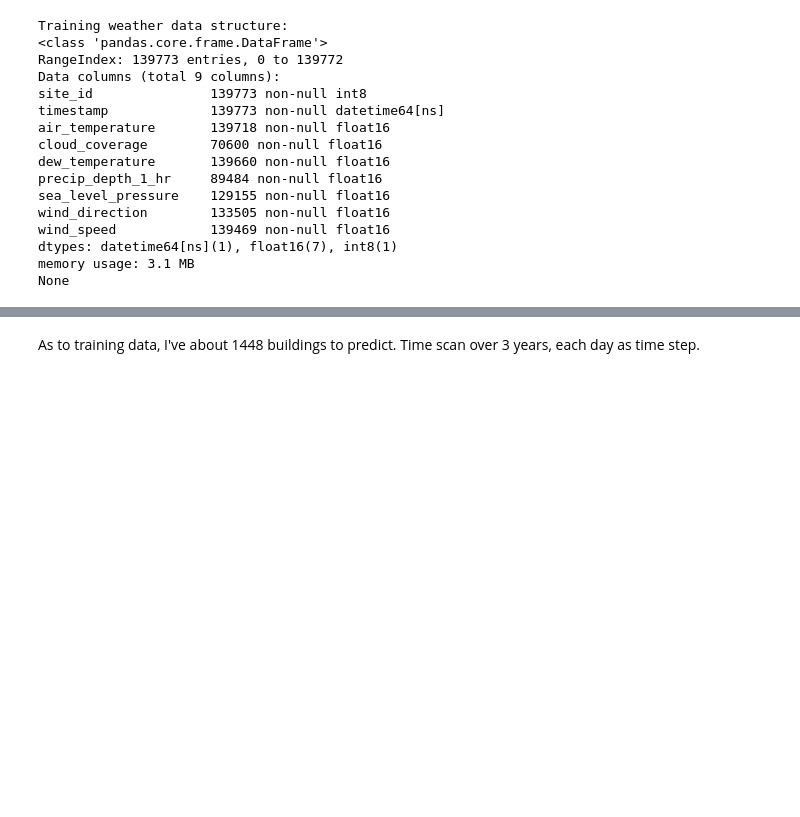
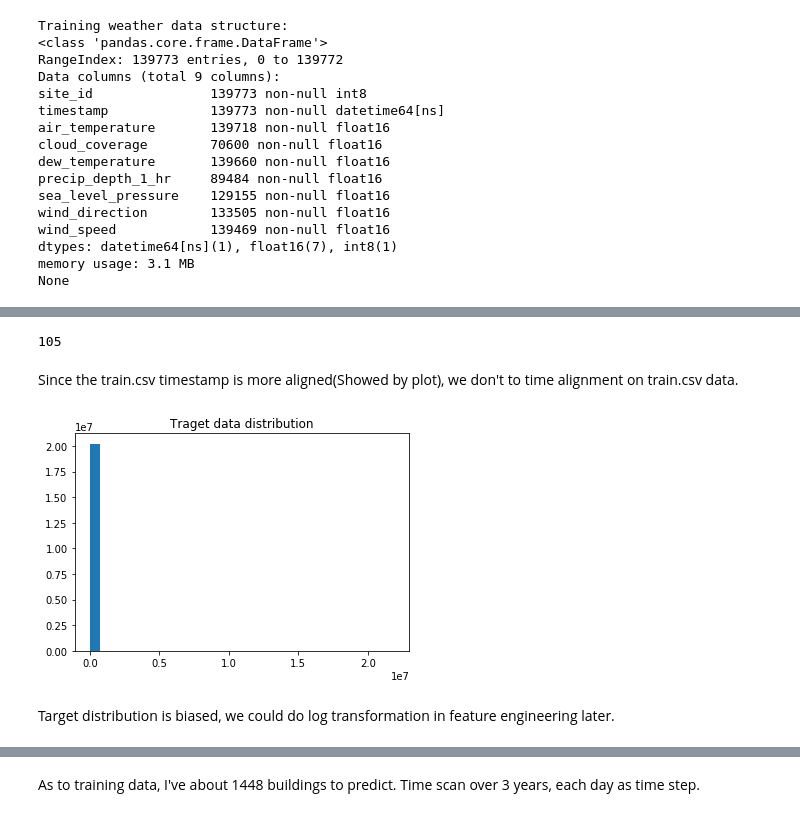
Before and after one commit to laurence-lin/Kaggle_competition, a Jupyter notebook: Ashrae_predict_EDA.ipynb, the cells around one changed output, grey strips where cells are left out. Drawn from its saved outputs; the diff is of its cells as text; code cells hidden in the pictures; blank space fills up the shorter version.

```diff
--- a/Ashrae_predict_EDA.ipynb
+++ b/Ashrae_predict_EDA.ipynb
@@ -291,0 +228,27 @@ plt.show()
+# %%
+# Time alignment
+
+# Ranking of temperature in each date, at each site
+temp_skeleton['temp_rank'] = temp_skeleton.groupby(['site_id', temp_skeleton['timestamp'].dt.date]) \
+                        ['air_temperature'].rank(method = 'average')
+
+# Create a dataframe that consisted of: site_id * hourly mean rank of temperature for 24 hours
+df_2d = temp_skeleton.groupby(['site_id', temp_skeleton.timestamp.dt.hour])['temp_rank'].mean().unstack(level = 1)
+
+# Subtract max temperature hourly rank by 14, get time alignment gap: time gap btw 14:00 and peak temp. timing
+site_offset = pd.Series(df_2d.values.argmax(axis = 1) - 14)
+site_offset.index.name = 'site_id'
+
+def time_align(df):
+  # create time offset column
+  df['offset'] = df.site_id.map(site_offset)
+  df['timestamp_aligned'] = df.timestamp - pd.to_timedelta(df.offset, unit = 'hour')
+  df['timestamp'] = df['timestamp_aligned']
+  del df['timestamp_aligned']
+  return df
+
+gc.collect()
+# %% [output]
+105
+# %% [markdown]
+Since the train.csv timestamp is more aligned(Showed by plot), we don't to time alignment on train.csv data.
@@ -291,0 +261,10 @@ plt.show()
+# %%
+plt.figure()
+plt.hist(train['meter_reading'], bins = 30)
+plt.title('Traget data distribution')
+
+plt.show()
+# %% [output]
+[figure, added]
+# %% [markdown]
+Target distribution is biased, we could do log transformation in feature engineering later.
```
Also changed, not shown: parts of 18 cells of this notebook.
